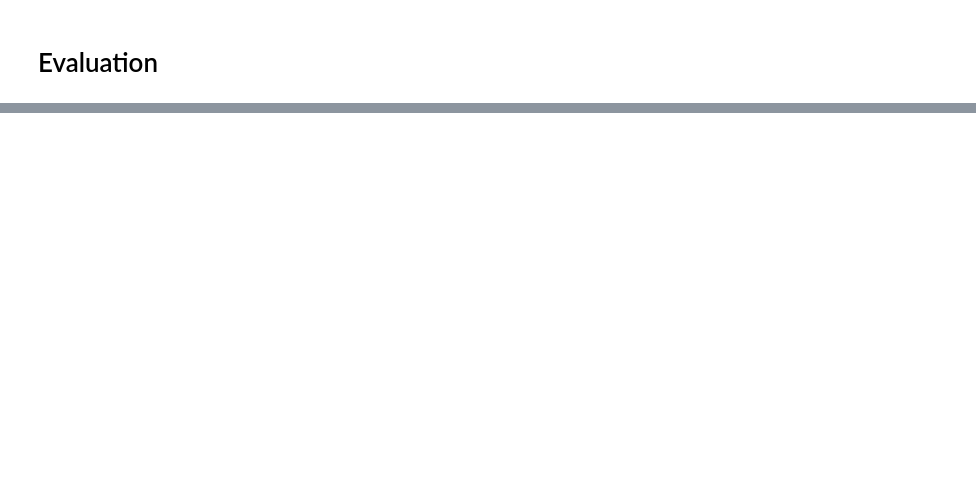
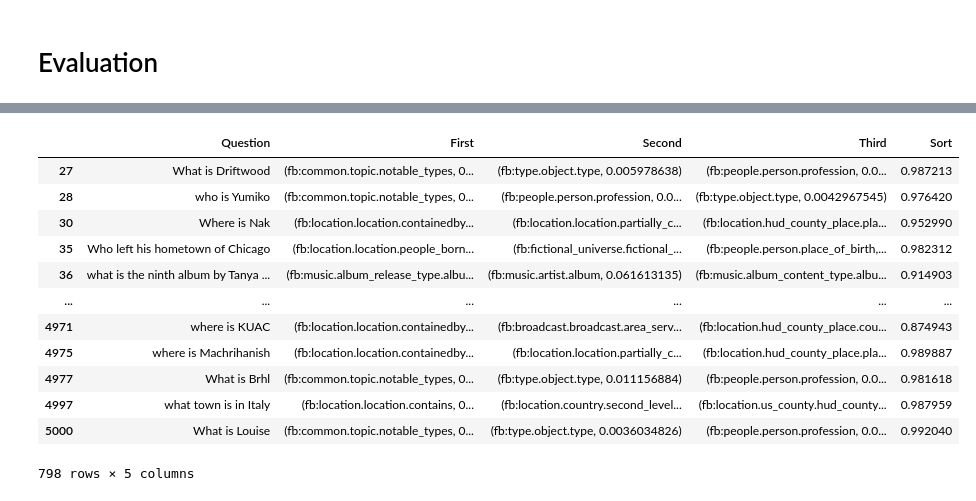
Before and after one commit to DeepKBQA/SD-KBQA, a Jupyter notebook: relation_classification_with_bert.ipynb, the cells around one changed output, grey strips where cells are left out. Saved outputs shown, nothing was run; the diff lists cells and outputs as text; code cells hidden in the pictures; blank space fills up the shorter version.

```diff
--- a/relation_classification_with_bert.ipynb
+++ b/relation_classification_with_bert.ipynb
@@ -151,0 +204,9 @@ cp -r classifier/ drive/MyDrive/
+# %%
+# reading Test Data
+ourtest_df = pd.read_excel('/content/drive/MyDrive/data_freebase/sbs.xlsx')
+newtest_texts = ourtest_df.Question.to_list()
+# ourtest_df.head()
+
+newtest_encodings = tokenizer(newtest_texts, truncation=True, padding=True, max_length=200)
+newtest_dataset = ClassificationDataset(newtest_encodings, [1 for _ in range(len(newtest_texts))])
+new_pred = trainer.predict(newtest_dataset)
@@ -151,0 +224,45 @@ cp -r classifier/ drive/MyDrive/
+# %%
+import numpy as np
+
+def softmax(x):
+
+    f_x = np.exp(x) / np.sum(np.exp(x))
+    return f_x
+import numpy as np
+
+first, second, third, sort = [], [], [], []
+for idx, item in enumerate(new_pred.predictions):
+  temp = softmax(item)
+  indices = temp.argsort()
+  values = np.sort(temp)
+  first.append((le.inverse_transform([indices[-1]])[0], values[-1]))
+  second.append((le.inverse_transform([indices[-2]])[0], values[-2]))
+  third.append((le.inverse_transform([indices[-3]])[0], values[-3]))
+  sort.append(values[-1])
+
+  # print(first, second, third)
+  # break
+debug = pd.DataFrame({
+                      'Question':newtest_texts,
+                      'First':first,
+                      'Second':second,
+                      'Third':third,
+                      'Sort':sort
+                     })
+debug.to_excel('ours.xlsx', index=False)
+# %%
+debug[(debug.First.apply(lambda item:item[-1]>0.8))&debug.Question.apply(lambda item:item.find('is')!=-1)]
+# %% [output]
+|  | Question | First | Second | Third | Sort |
+| 27 | What is Driftwood | (fb:common.topic.notable_types, 0... | (fb:type.object.type, 0.005978638) | (fb:people.person.profession, 0.0... | 0.987213 |
+| 28 | who is Yumiko | (fb:common.topic.notable_types, 0... | (fb:people.person.profession, 0.0... | (fb:type.object.type, 0.0042967545) | 0.976420 |
+| 30 | Where is Nak | (fb:location.location.containedby... | (fb:location.location.partially_c... | (fb:location.hud_county_place.pla... | 0.952990 |
+| 35 | Who left his hometown of Chicago | (fb:location.location.people_born... | (fb:fictional_universe.fictional_... | (fb:people.person.place_of_birth,... | 0.982312 |
+| 36 | what is the ninth album by Tanya ... | (fb:music.album_release_type.albu... | (fb:music.artist.album, 0.061613135) | (fb:music.album_content_type.albu... | 0.914903 |
+| ... | ... | ... | ... | ... | ... |
+| 4971 | where is KUAC | (fb:location.location.containedby... | (fb:broadcast.broadcast.area_serv... | (fb:location.hud_county_place.cou... | 0.874943 |
+| 4975 | where is Machrihanish | (fb:location.location.containedby... | (fb:location.location.partially_c... | (fb:location.hud_county_place.pla... | 0.989887 |
+| 4977 | What is Brhl | (fb:common.topic.notable_types, 0... | (fb:type.object.type, 0.011156884) | (fb:people.person.profession, 0.0... | 0.981618 |
+| 4997 | what town is in Italy | (fb:location.location.contains, 0... | (fb:location.country.second_level... | (fb:location.us_county.hud_county... | 0.987959 |
+| 5000 | What is Louise | (fb:common.topic.notable_types, 0... | (fb:type.object.type, 0.0036034826) | (fb:people.person.profession, 0.0... | 0.992040 |
+798 rows × 5 columns
```
Also changed, not shown: parts of 14 cells of this notebook.
